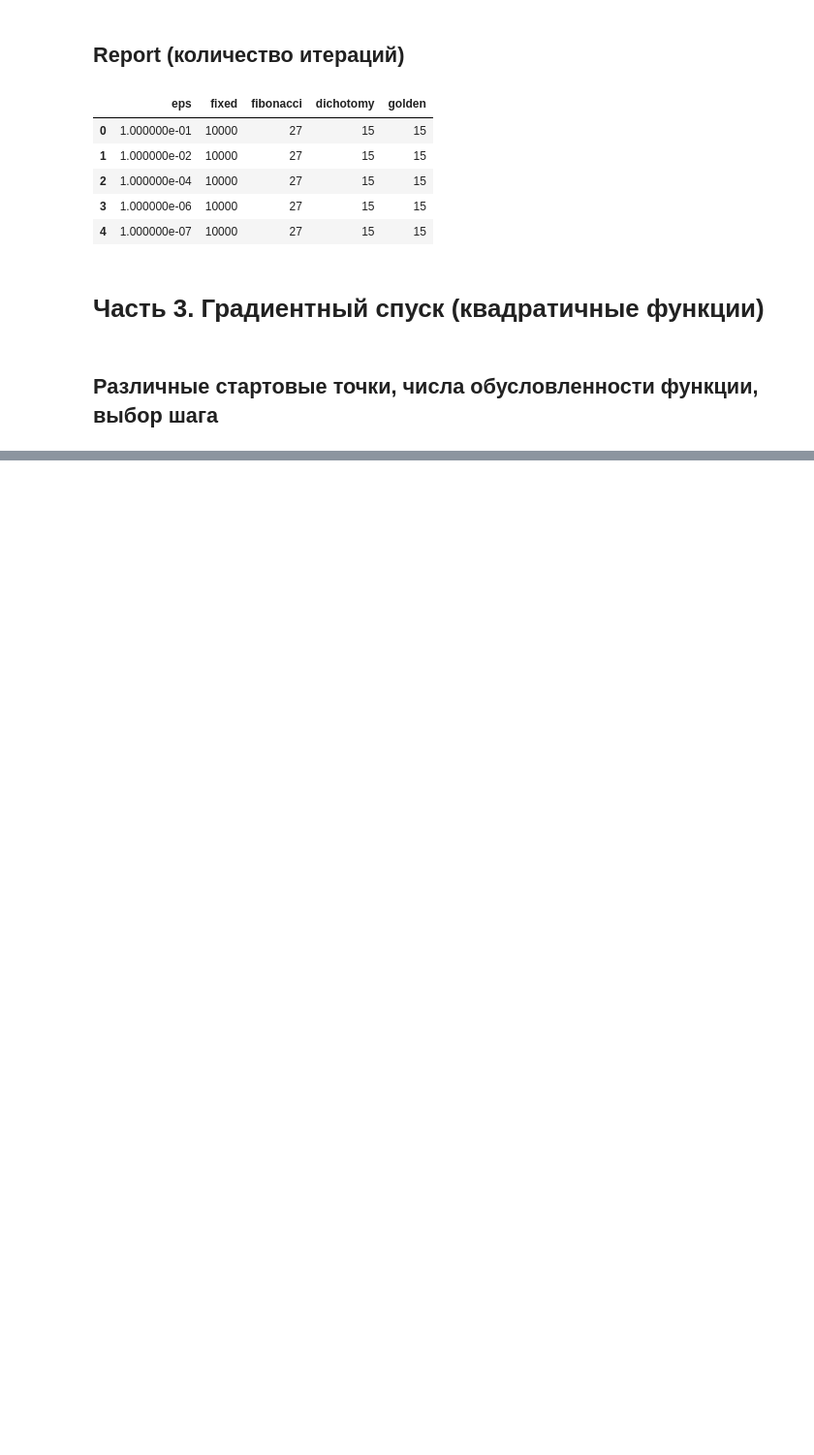
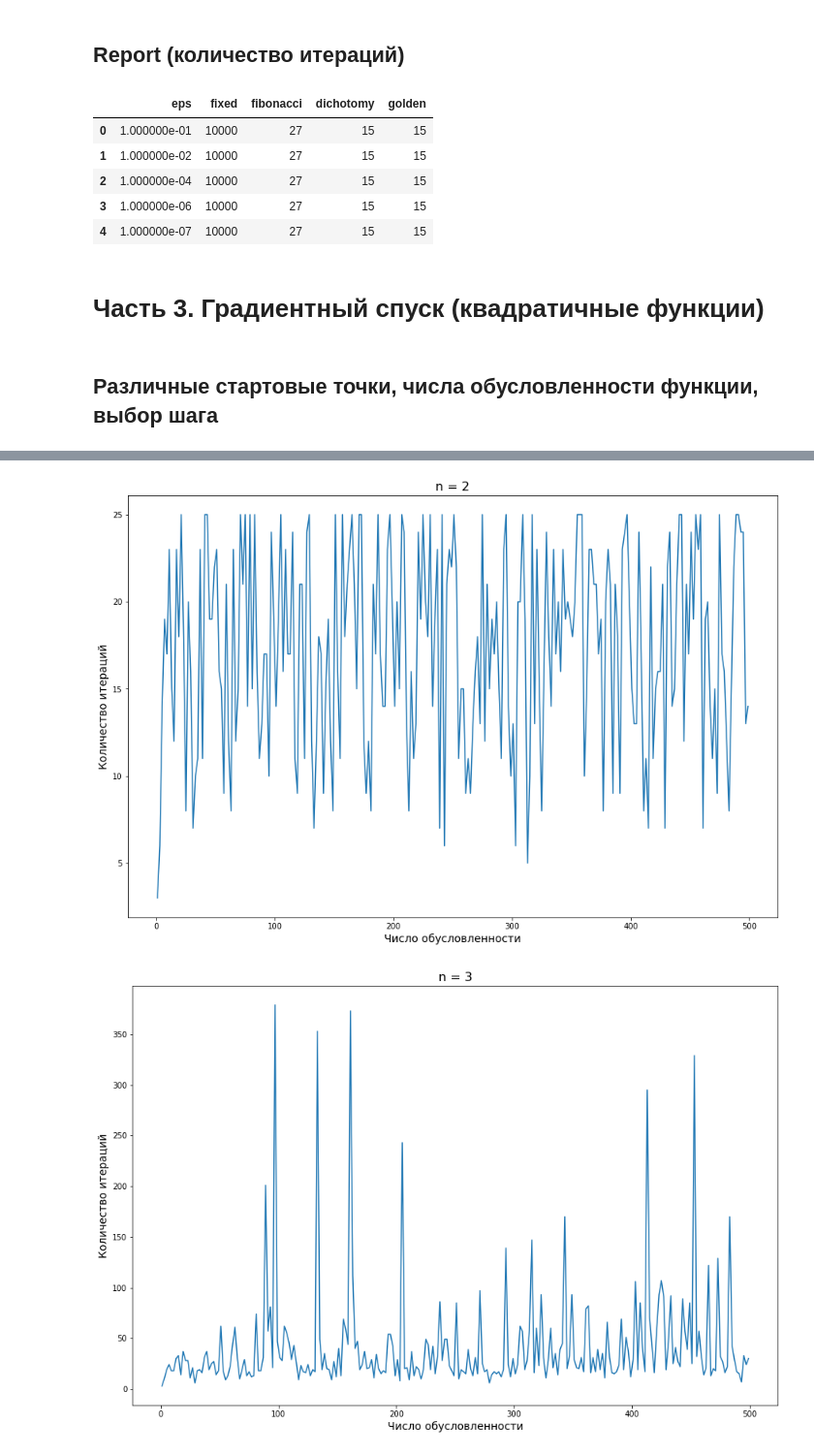
Before and after one commit to hazzus/optimization-methods, a Jupyter notebook: lab_01.ipynb, the cells around one changed output, grey strips where cells are left out. Shown at 97% size. Cells and saved outputs as stored; diff of their text form; code cells hidden in the pictures; blank space fills up the shorter version.

```diff
--- a/lab_01.ipynb
+++ b/lab_01.ipynb
@@ -603,0 +677,22 @@ trajectory("x^2 + 100y^2, start: (38, 20) - fixed step", f, -40, 40, -40, 40, g.
+# %%
+for i in range(1, 6):
+    eps = 0.00000001
+    border = 1000
+    fig = plt.figure(figsize=(15,10))
+    (x, y) = ([], [])
+    for j in range(0, 500, 2):
+        q = gen_random_quad(i + 1, j + 1)
+        w = FunctionWrapper("", q[0], -math.inf, math.inf, eps, q[1])
+        g = grad_descent(w, "golden", tuple([border for some in range(0, i + 1)]))
+        x.append(j + 1)
+        y.append(g.iterations)
+    ax = fig.add_subplot(111)
+    ax.plot(x, y)
+    plt.title("n = " + str(i + 1), fontsize=16)
+    plt.ylabel("Количество итераций", fontsize=14)
+    plt.xlabel("Число обусловленности", fontsize=14)
+    plt.show()
+    print()
+# %% [output]
+[figure, added]
+[figure, added]
```
Also changed, not shown: parts of 8 cells of this notebook.
